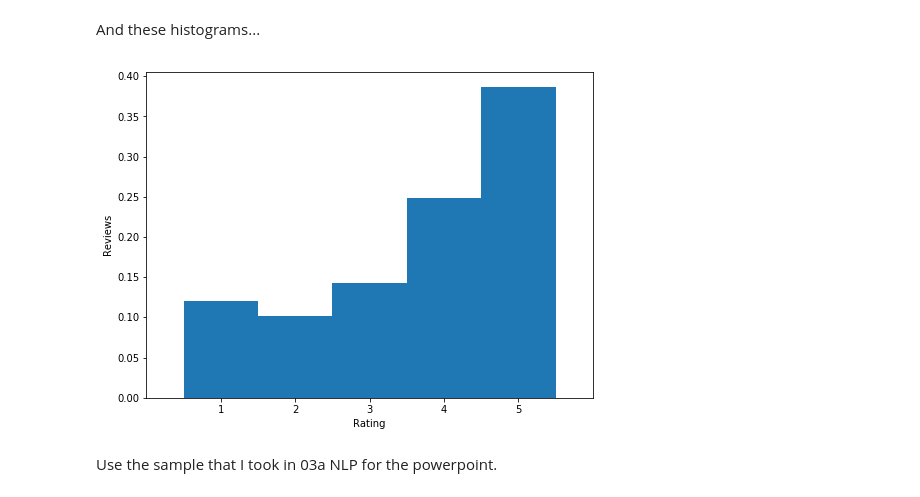
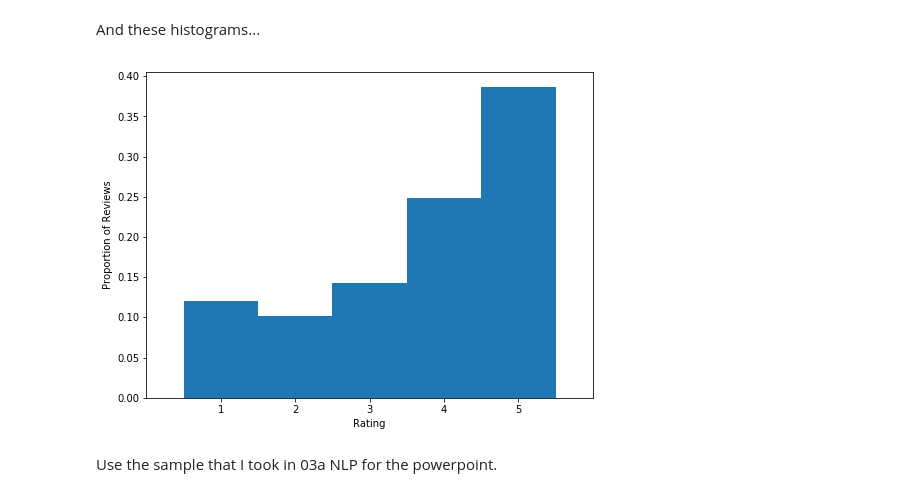
Before and after one commit to lannguyen9/Yelp-NLP, a Jupyter notebook: 02 Data Visualizations.ipynb, the cells around one changed output. Saved outputs shown, nothing was run; the diff lists cells and outputs as text; code cells hidden in the pictures.

```diff
--- a/02 Data Visualizations.ipynb
+++ b/02 Data Visualizations.ipynb
@@ -48,12 +46,12 @@ bins = np.arange(7)-0.5
 # %%
 plt.figure(figsize=(8,6))
 plt.hist(ratings_subset[1], bins=np.arange(7)-0.5, range=(1,6), density=True )
 plt.xticks(range(1,6))
 plt.xlim([0,6])
 plt.xlabel('Rating')
-plt.ylabel('Reviews')
+plt.ylabel('Proportion of Reviews')
 plt.show()
 # %% [output]
-[figure, old version]
+[figure, new version]
 # %% [markdown]
 Use the sample that I took in 03a NLP for the powerpoint.
```
Also changed, not shown: parts of 4 cells of this notebook, 11 other files.
